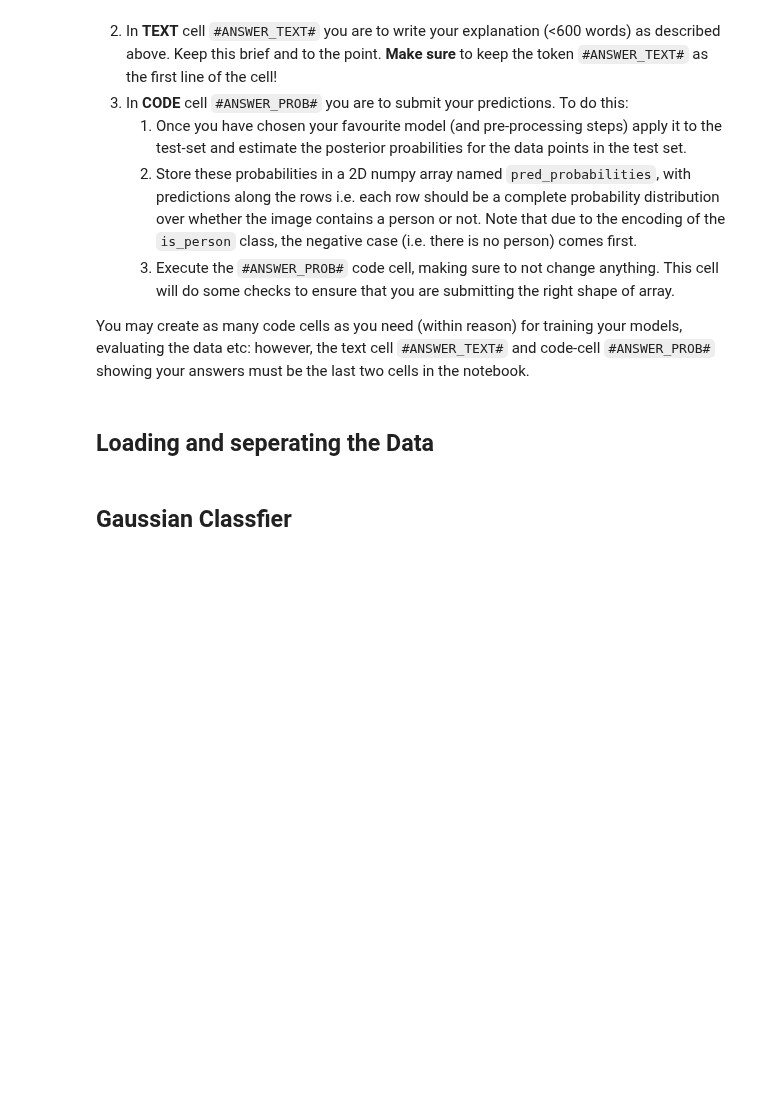
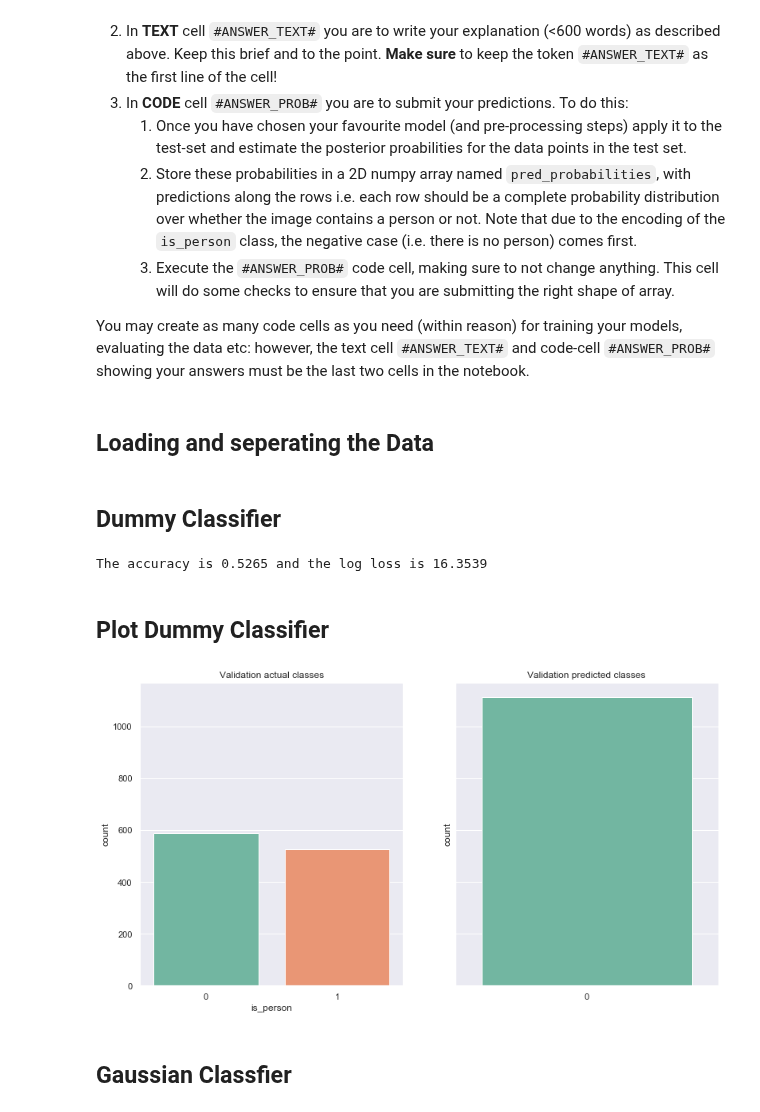
Before and after one commit to aadulan/iaml2018, a Jupyter notebook: Assignments/03_B_MiniChallenge.ipynb, the cells around one changed output. Drawn from its saved outputs; the diff is of its cells as text; code cells hidden in the pictures; blank space fills up the shorter version.

```diff
--- a/Assignments/03_B_MiniChallenge.ipynb
+++ b/Assignments/03_B_MiniChallenge.ipynb
@@ -173,6 +173,33 @@ y_validate =c_validate['is_person']
 
 X_test = c_test.drop(['is_person'], axis=1)
 y_test =c_test['is_person']
+# %% [markdown]
+## Dummy Classifier
+# %%
+from sklearn.dummy import DummyClassifier
+dummy = DummyClassifier(strategy='most_frequent')
+dummy.fit(X_train,y_train)
+d_acc = dummy.score(X_validate,y_validate)
+d_preds = dummy.predict_proba(X_validate)
+d_ll = log_loss(y_validate,d_preds)
+print('The accuracy is {:.4f} and the log loss is {:.4f}'.format(d_acc, d_ll))
+# %% [output]
+The accuracy is 0.5265 and the log loss is 16.3539
+# %% [markdown]
+## Plot Dummy Classifier
+# %%
+fig, ax = plt.subplots(1, 2, figsize=(13,7), sharey=True)
+
+# plot the is_person classes
+sns.countplot(y_validate,palette="Set2", ax=ax[0])
+sns.countplot(dummy.predict(X_validate), palette="Set2", ax=ax[1])
+
+# --- titles and labels
+ax[0].title.set_text('Validation actual classes')
+ax[1].title.set_text('Validation predicted classes')
+plt.show()
+# %% [output]
+[figure, added]
 # %% [markdown]
 ## Gaussian Classfier
 # %%
```
Also changed, not shown: parts of 2 cells of this notebook, 3 other files.
